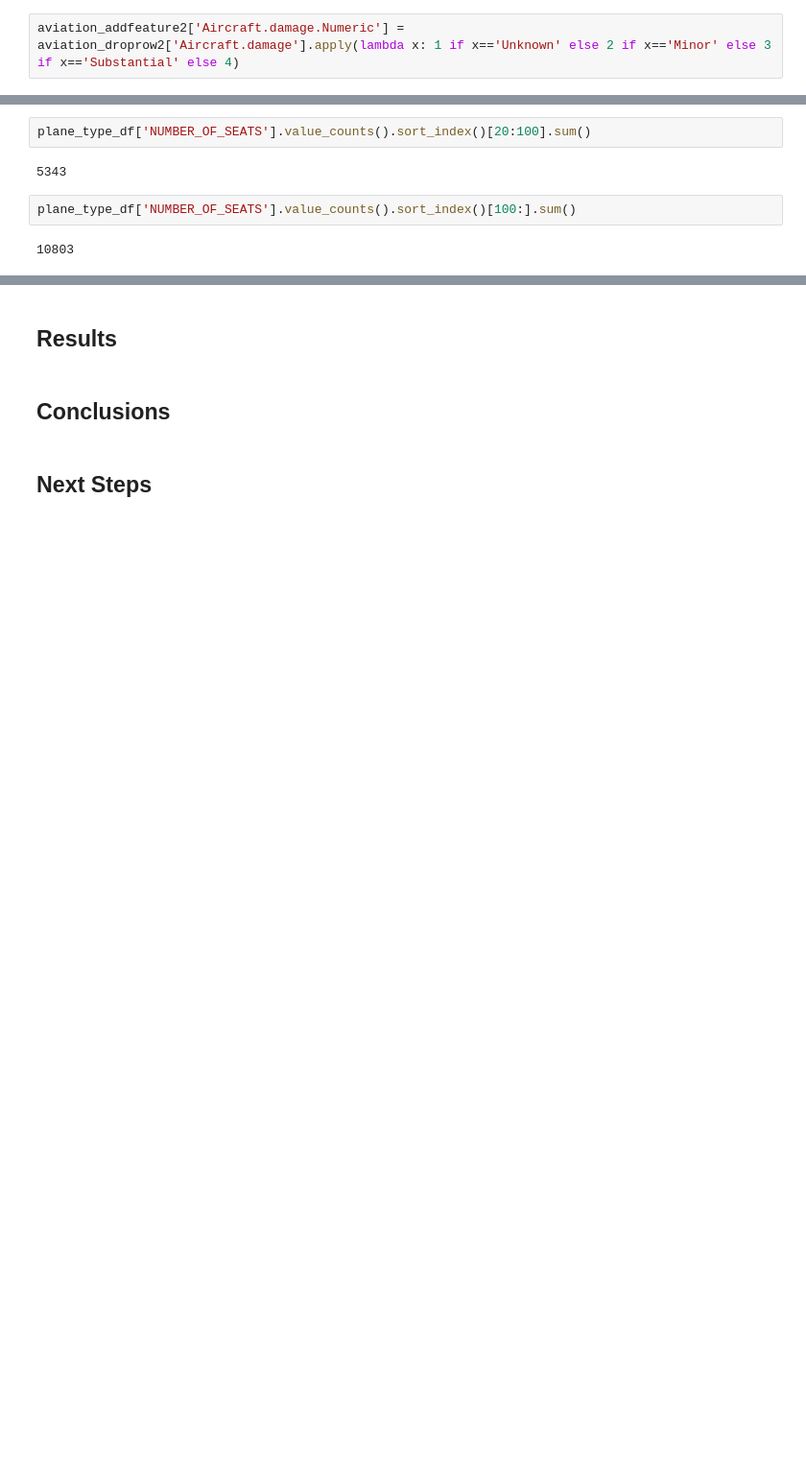
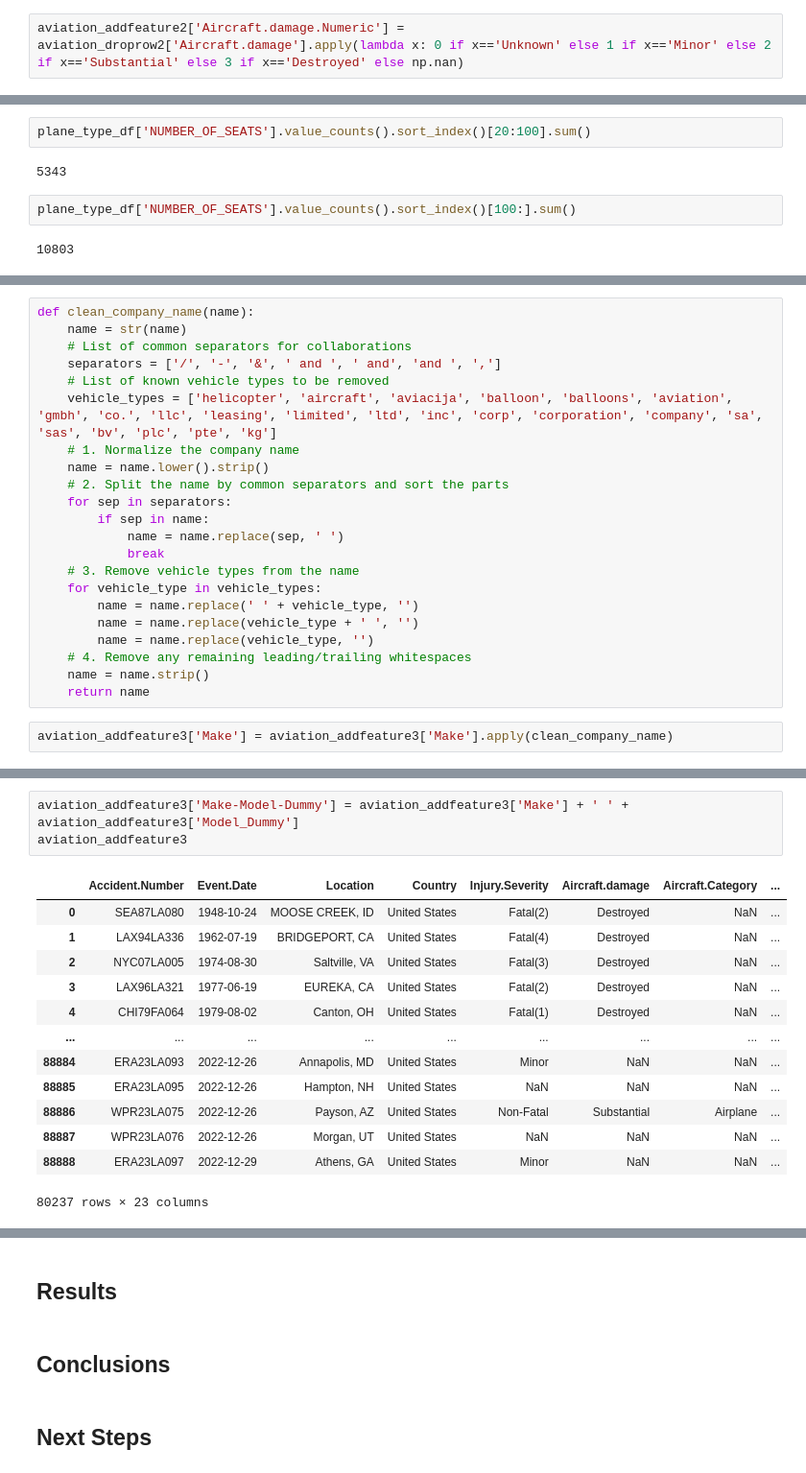
Before and after one commit to SamBen804/Aviation-Recommendations, a Jupyter notebook: Aviation_Recommendations_Exploratory_Analysis.ipynb, the cells around one changed output, grey strips where cells are left out. Shown at 96% size. Drawn from its saved outputs; the diff is of its cells as text; blank space fills up the shorter version.

Commit message:
Committing EDA modified, and cleaned csvs (external and original)

```diff
--- a/Aviation_Recommendations_Exploratory_Analysis.ipynb
+++ b/Aviation_Recommendations_Exploratory_Analysis.ipynb
@@ -461,6 +461,6 @@ aviation_addfeature2['Human.Injury.Numeric'].value_counts()
 Name: Human.Injury.Numeric, dtype: int64
 # %%
-aviation_addfeature2['Aircraft.damage.Numeric'] = aviation_droprow2['Aircraft.damage'].apply(lambda x: 1 if x=='Unknown' else 2 if x=='Minor' else 3 if x=='Substantial' else 4)
+aviation_addfeature2['Aircraft.damage.Numeric'] = aviation_droprow2['Aircraft.damage'].apply(lambda x: 0 if x=='Unknown' else 1 if x=='Minor' else 2 if x=='Substantial' else 3 if x=='Destroyed' else np.nan)
 # %%
 aviation_addfeature2['Aircraft.damage.Numeric'].value_counts()
 # %% [output]
@@ -701,0 +773,24 @@ plane_type_df['NUMBER_OF_SEATS'].value_counts().sort_index()[100:].sum()
+# %%
+def clean_company_name(name):
+    name = str(name)
+    # List of common separators for collaborations
+    separators = ['/', '-', '&', ' and ', ' and', 'and ', ',']
+    # List of known vehicle types to be removed
+    vehicle_types = ['helicopter', 'aircraft', 'aviacija', 'balloon', 'balloons', 'aviation', 'gmbh', 'co.', 'llc', 'leasing', 'limited', 'ltd', 'inc', 'corp', 'corporation', 'company', 'sa', 'sas', 'bv', 'plc', 'pte', 'kg']
+    # 1. Normalize the company name
+    name = name.lower().strip()
+    # 2. Split the name by common separators and sort the parts
+    for sep in separators:
+        if sep in name:
+            name = name.replace(sep, ' ')
+            break
+    # 3. Remove vehicle types from the name
+    for vehicle_type in vehicle_types:
+        name = name.replace(' ' + vehicle_type, '')
+        name = name.replace(vehicle_type + ' ', '')
+        name = name.replace(vehicle_type, '')
+    # 4. Remove any remaining leading/trailing whitespaces
+    name = name.strip()
+    return name
+# %%
+aviation_addfeature3['Make'] = aviation_addfeature3['Make'].apply(clean_company_name)
@@ -701,0 +1065,17 @@ plane_type_df['NUMBER_OF_SEATS'].value_counts().sort_index()[100:].sum()
+# %%
+aviation_addfeature3['Make-Model-Dummy'] = aviation_addfeature3['Make'] + ' ' + aviation_addfeature3['Model_Dummy']
+aviation_addfeature3
+# %% [output]
+|  | Accident.Number | Event.Date | Location | Country | Injury.Severity | Aircraft.damage | Aircraft.Category | ... |
+| 0 | SEA87LA080 | 1948-10-24 | MOOSE CREEK, ID | United States | Fatal(2) | Destroyed | NaN | ... |
+| 1 | LAX94LA336 | 1962-07-19 | BRIDGEPORT, CA | United States | Fatal(4) | Destroyed | NaN | ... |
+| 2 | NYC07LA005 | 1974-08-30 | Saltville, VA | United States | Fatal(3) | Destroyed | NaN | ... |
+| 3 | LAX96LA321 | 1977-06-19 | EUREKA, CA | United States | Fatal(2) | Destroyed | NaN | ... |
+| 4 | CHI79FA064 | 1979-08-02 | Canton, OH | United States | Fatal(1) | Destroyed | NaN | ... |
+| ... | ... | ... | ... | ... | ... | ... | ... | ... |
+| 88884 | ERA23LA093 | 2022-12-26 | Annapolis, MD | United States | Minor | NaN | NaN | ... |
+| 88885 | ERA23LA095 | 2022-12-26 | Hampton, NH | United States | NaN | NaN | NaN | ... |
+| 88886 | WPR23LA075 | 2022-12-26 | Payson, AZ | United States | Non-Fatal | Substantial | Airplane | ... |
+| 88887 | WPR23LA076 | 2022-12-26 | Morgan, UT | United States | NaN | NaN | NaN | ... |
+| 88888 | ERA23LA097 | 2022-12-29 | Athens, GA | United States | Minor | NaN | NaN | ... |
+80237 rows × 23 columns
```
Also changed, not shown: parts of 46 cells of this notebook, 3 other files.
